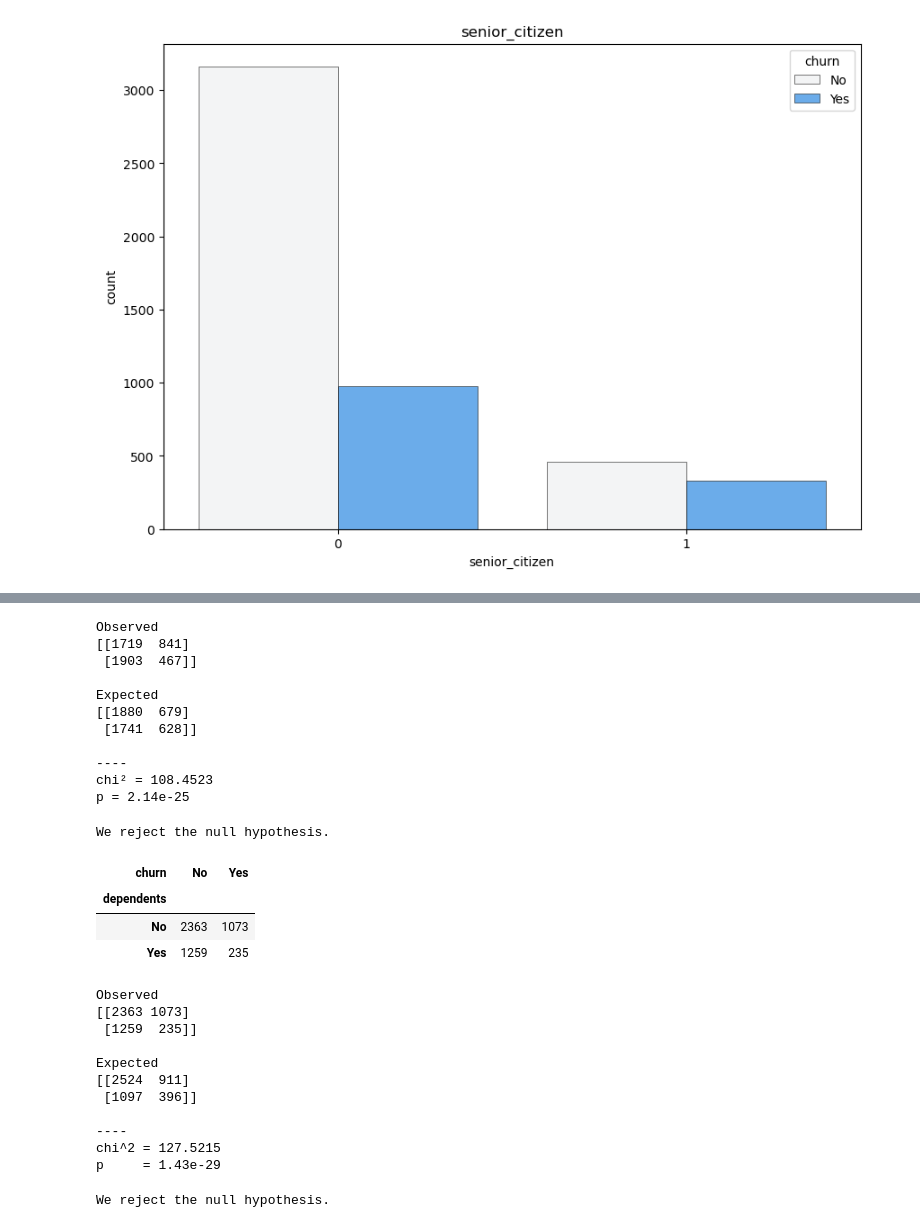
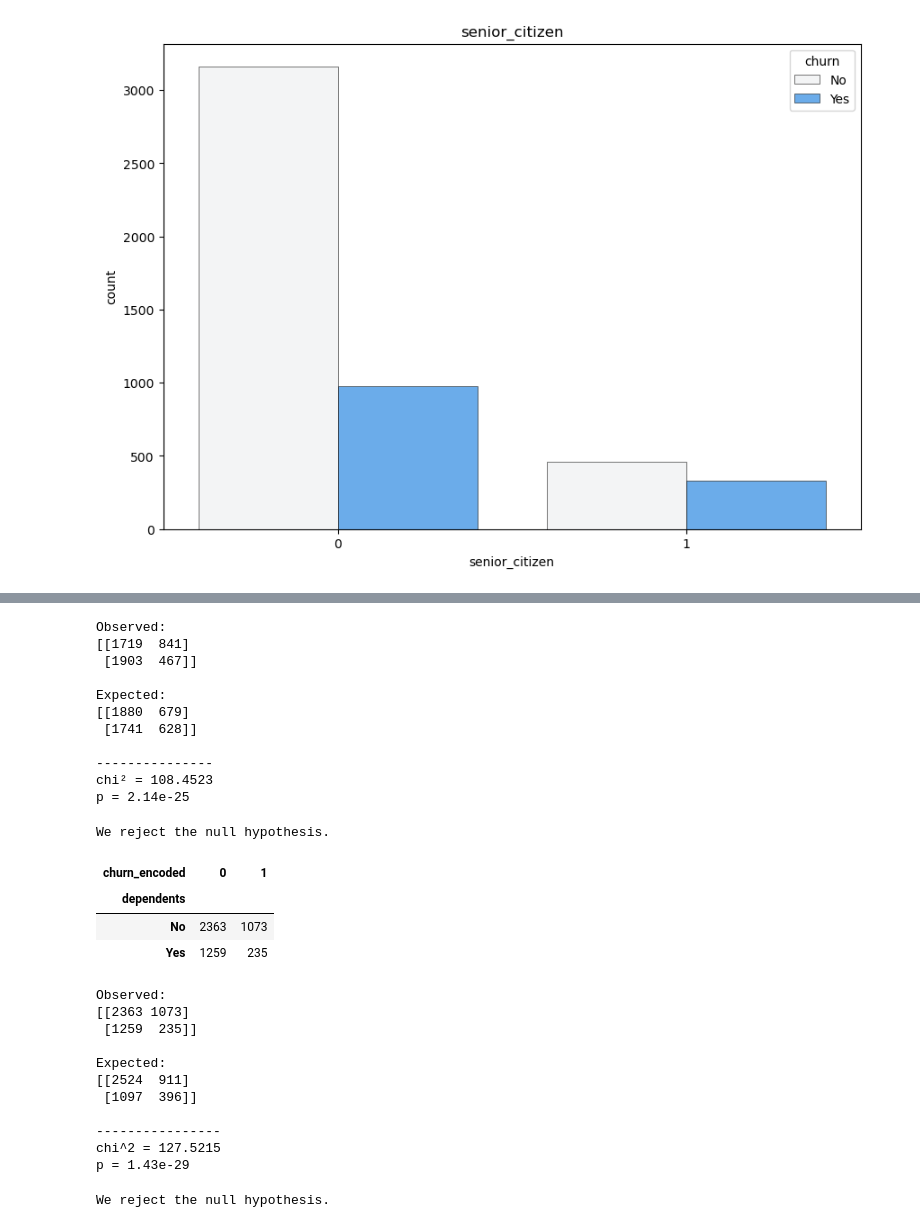
Before and after one commit to nicolas-angarita/churn_classification_project, a Jupyter notebook: working_notebook.ipynb, the cells around one changed output, grey strips where cells are left out. Saved outputs shown, nothing was run; the diff lists cells and outputs as text; code cells hidden in the pictures.

```diff
--- a/working_notebook.ipynb
+++ b/working_notebook.ipynb
@@ -378,28 +422,32 @@ partner_observed
 | No | 1719 | 841 |
 | Yes | 1903 | 467 |
 # %%
+# performed a chi test on my observed data
+# set alpha to .05
+# printed my results of observed, expected, chi², and p value
+
 chi2, p, degf, expected = stats.chi2_contingency(partner_observed)
 
-alpha = .05
+𝜶 = .05
 
 #output values
-print('Observed')
+print('Observed:')
 print(partner_observed.values)
-print('\nExpected')
+print('\nExpected:')
 print(expected.astype(int))
-print('\n----')
+print('\n---------------')
 print(f'chi² = {chi2:.4f}')
 print(f'p = {p:.3}')
 # %% [output]
-Observed
+Observed:
 [[1719  841]
  [1903  467]]
 
-Expected
+Expected:
 [[1880  679]
  [1741  628]]
 
-----
+---------------
 chi² = 108.4523
 p = 2.14e-25
 # %%
@@ -410,36 +460,42 @@ else:
 # %% [output]
 We reject the null hypothesis.
 # %%
-dependents_observed = pd.crosstab(train.dependents, train.churn)
+# made my null and alternative hypothesis, then made a crosstab of my observed data of dependents and churn
+
+dependents_observed = pd.crosstab(train.dependents, train.churn_encoded)
 dependents_observed
 # %% [output]
-| churn | No | Yes |
+| churn_encoded | 0 | 1 |
 | dependents |  |  |
 | No | 2363 | 1073 |
 | Yes | 1259 | 235 |
 # %%
+# performed a chi test on my observed data
+# set alpha to .05
+# printed my results of observed, expected, chi², and p value
+
 chi2, p, degf, expected = stats.chi2_contingency(dependents_observed)
 
-alpha = .05
+𝜶 = .05
 
 #output values
-print('Observed')
+print('Observed:')
 print(dependents_observed.values)
-print('\nExpected')
+print('\nExpected:')
 print(expected.astype(int))
-print('\n----')
+print('\n----------------')
 print(f'chi^2 = {chi2:.4f}')
-print(f'p     = {p:.3}')
+print(f'p = {p:.3}')
 # %% [output]
-Observed
+Observed:
 [[2363 1073]
  [1259  235]]
 
-Expected
+Expected:
 [[2524  911]
  [1097  396]]
 
-----
+----------------
 chi^2 = 127.5215
-p     = 1.43e-29
+p = 1.43e-29
 # %%
```
Also changed, not shown: parts of 73 cells of this notebook, 1 other file.
